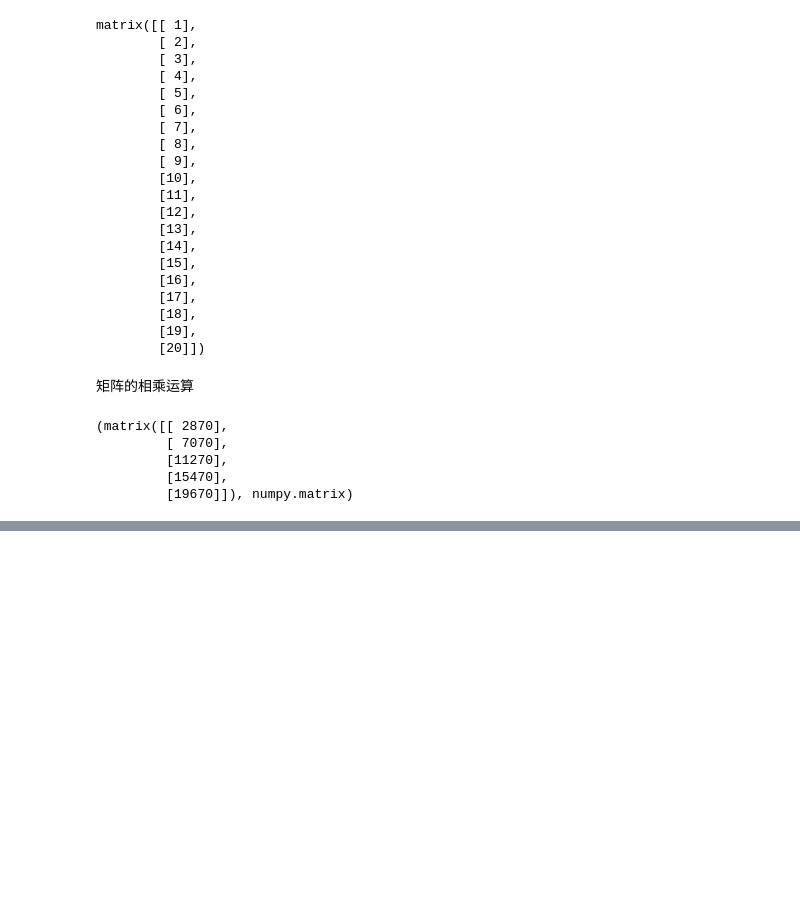
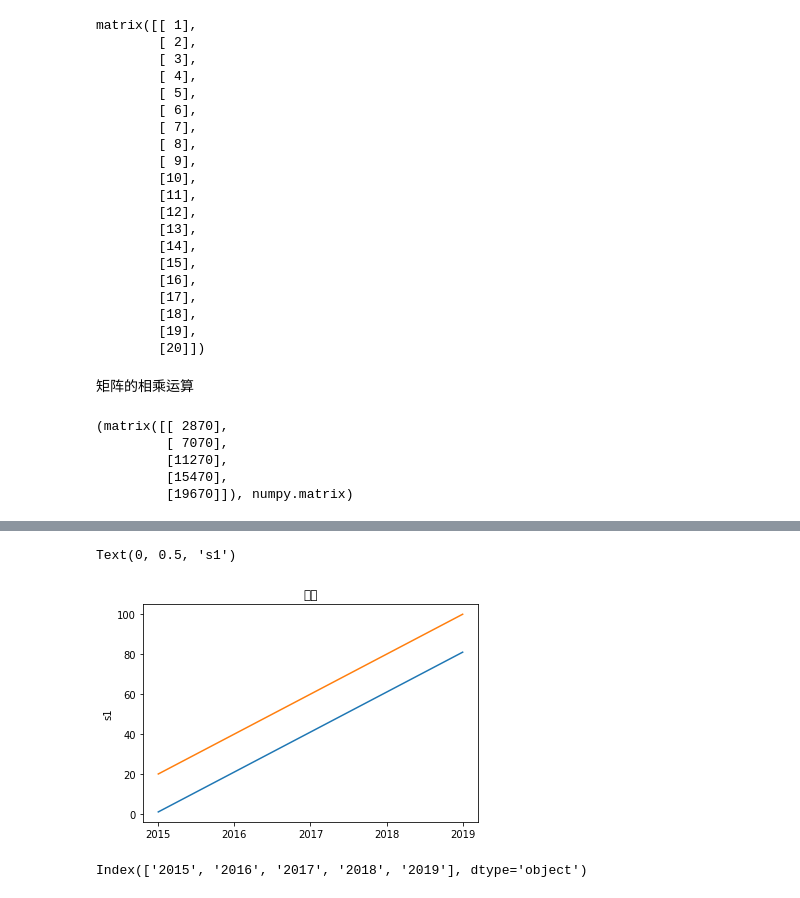
Before and after one commit to whgloveucq/jupyterfiles, a Jupyter notebook: 机器学习练习册.ipynb, the cells around one changed output, grey strips where cells are left out. Cells and saved outputs as stored; diff of their text form; code cells hidden in the pictures; blank space fills up the shorter version.

```diff
--- a/机器学习练习册.ipynb
+++ b/机器学习练习册.ipynb
@@ -157,0 +160,2 @@ NameError: name 'magic' is not defined
+# %%
+F=pd.DataFrame(B,index=['2015','2016','2017','2018','2019'])
@@ -157,0 +171,16 @@ NameError: name 'magic' is not defined
+# %%
+plt.plot(F.index,F[0],label='line1')
+plt.plot(F.index,F[19] ,label='line2')
+# plt.grid(True)
+plt.axis('on')
+plt.title('你好')
+# plt.xlabel('s2')
+plt.ylabel('s1')
+# plt.legend()
+# %% [output]
+Text(0, 0.5, 's1')
+[figure, added]
+# %%
+F.index
+# %% [output]
+Index(['2015', '2016', '2017', '2018', '2019'], dtype='object')
```
Also changed, not shown: parts of 5 cells of this notebook, 1 other file.
